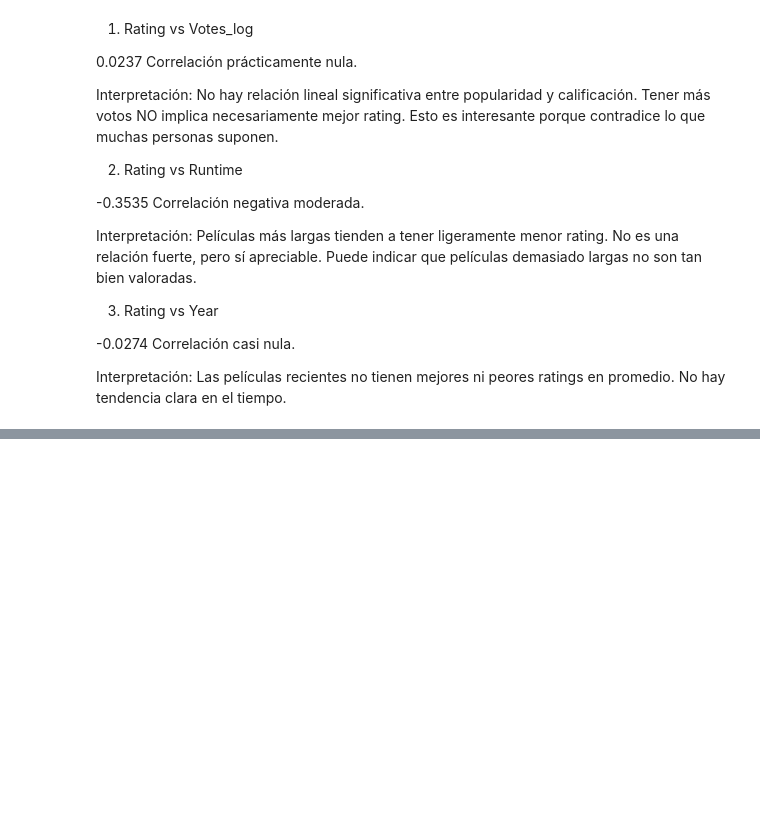
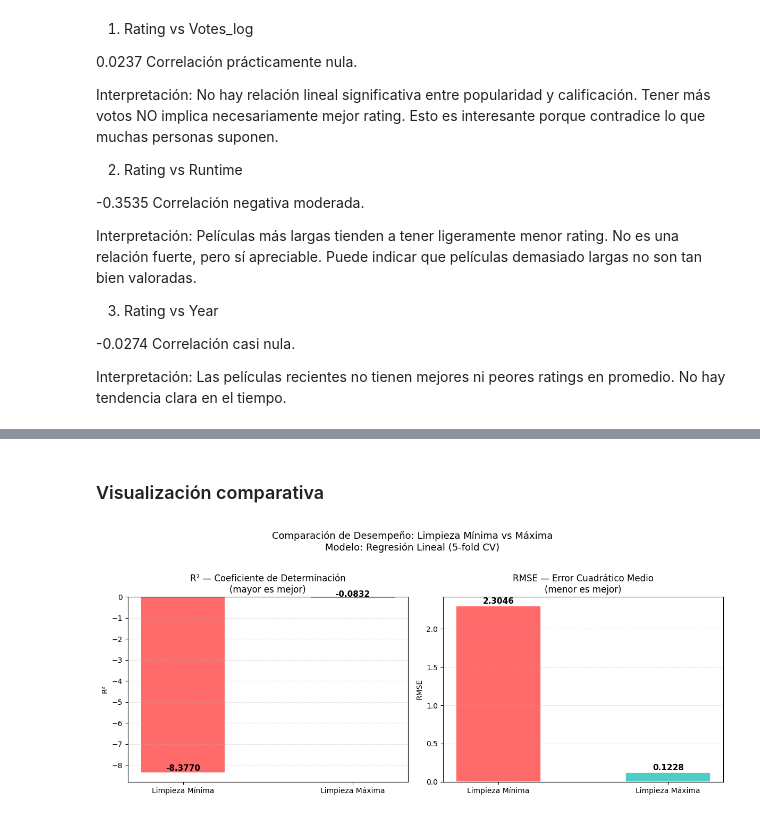
Before and after one commit to SimonCastroV/INFORME1_APREN_AUT, a Jupyter notebook: main.ipynb, the cells around one changed output, grey strips where cells are left out. Drawn from its saved outputs; the diff is of its cells as text; code cells hidden in the pictures; blank space fills up the shorter version.

```diff
--- a/main.ipynb
+++ b/main.ipynb
@@ -633,0 +1092,37 @@ No hay tendencia clara en el tiempo.
+# %% [markdown]
+### Visualización comparativa
+# %%
+import matplotlib.pyplot as plt
+
+labels    = ["Limpieza Mínima", "Limpieza Máxima"]
+r2_vals   = [results_comp["Mínima"]["R² medio"],   results_comp["Máxima"]["R² medio"]]
+rmse_vals = [results_comp["Mínima"]["RMSE medio"], results_comp["Máxima"]["RMSE medio"]]
+
+fig, axes = plt.subplots(1, 2, figsize=(12, 5))
+colors = ["#FF6B6B", "#4ECDC4"]
+
+# R²
+bars1 = axes[0].bar(labels, r2_vals, color=colors, width=0.5, edgecolor='white', linewidth=1.2)
+axes[0].set_title("R² — Coeficiente de Determinación\n(mayor es mejor)", fontsize=12)
+axes[0].set_ylabel("R²")
+axes[0].axhline(y=0, color='gray', linestyle='--', alpha=0.5)
+for bar, val in zip(bars1, r2_vals):
+    axes[0].text(bar.get_x() + bar.get_width()/2, bar.get_height() + 0.02,
+                 f"{val:.4f}", ha='center', va='bottom', fontsize=11, fontweight='bold')
+axes[0].grid(axis='y', linestyle='--', alpha=0.4)
+
+# RMSE
+bars2 = axes[1].bar(labels, rmse_vals, color=colors, width=0.5, edgecolor='white', linewidth=1.2)
+axes[1].set_title("RMSE — Error Cuadrático Medio\n(menor es mejor)", fontsize=12)
+axes[1].set_ylabel("RMSE")
+for bar, val in zip(bars2, rmse_vals):
+    axes[1].text(bar.get_x() + bar.get_width()/2, bar.get_height() + 0.005,
+                 f"{val:.4f}", ha='center', va='bottom', fontsize=11, fontweight='bold')
+axes[1].grid(axis='y', linestyle='--', alpha=0.4)
+
+plt.suptitle("Comparación de Desempeño: Limpieza Mínima vs Máxima\nModelo: Regresión Lineal (5-fold CV)",
+             fontsize=13, y=1.02)
+plt.tight_layout()
+plt.show()
+# %% [output]
+[figure, added]
```
Also changed, not shown: parts of 48 cells of this notebook.
